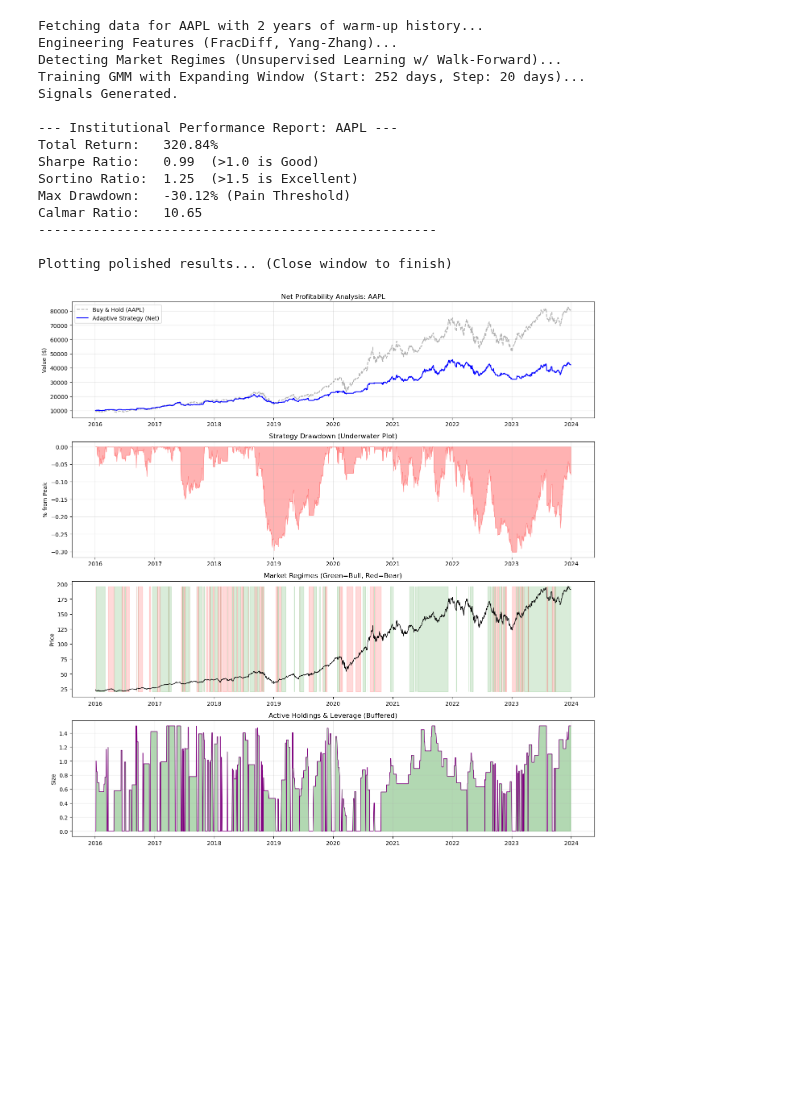
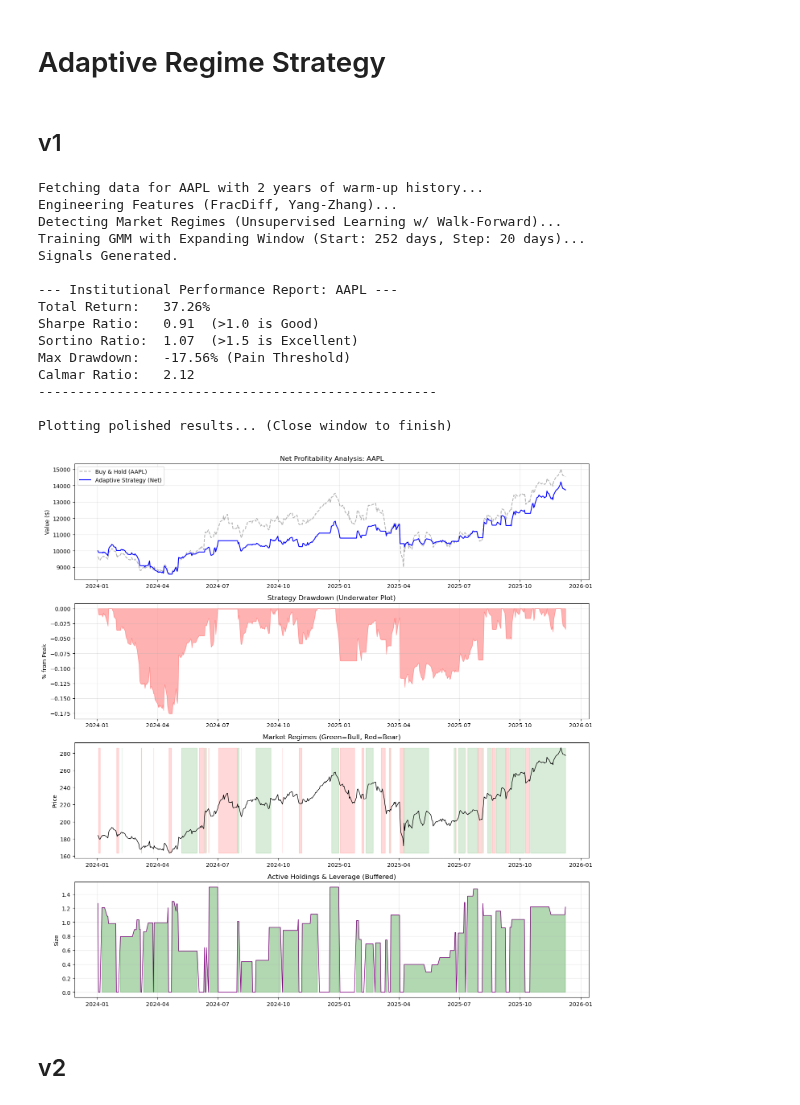
Before and after one commit to gitmichaelqiu/TradingStrategy, a Jupyter notebook: AdaptiveRegimeStrategy.ipynb, the cells around one changed output. Cells and saved outputs as stored; diff of their text form; code cells hidden in the pictures; blank space fills up the shorter version.

```diff
--- a/AdaptiveRegimeStrategy.ipynb
+++ b/AdaptiveRegimeStrategy.ipynb
@@ -1,3 +1,7 @@
+# %% [markdown]
+# Adaptive Regime Strategy
+# %% [markdown]
+## v1
 # %%
 import yfinance as yf
 import pandas as pd
@@ -431,42 +435,44 @@ class AdaptiveRegimeStrategy(Strategy):
 if __name__ == "__main__":
     # Configuration
     TICKER = "AAPL"
-    START = "2016-01-01" # Testing a longer period
-    END = "2024-01-01"
+    START = "2024-01-01" # Testing a longer period
+    END = "2025-12-10"
 
     # Instantiate
     strategy = AdaptiveRegimeStrategy(TICKER, START, END)
 
     try:
         # Fetch with warm-up (e.g., fetch data starting 2013 for 2015 start)
         strategy.fetch_data(warmup_years=2)
         strategy.generate_signals()
 
         # Run Backtest with Transaction Costs and Trade Buffer
         # rebalance_threshold=0.1 means we only trade if size changes by >10%
         strategy.run_backtest(transaction_cost=0.0005, rebalance_threshold=0.1)
 
         strategy.performance_metrics()
 
         print("\nPlotting polished results... (Close window to finish)")
         strategy.plot_results()
 
     except Exception as e:
         print(f"An error occurred: {e}")
 # %% [output]
 Fetching data for AAPL with 2 years of warm-up history...
 Engineering Features (FracDiff, Yang-Zhang)...
 Detecting Market Regimes (Unsupervised Learning w/ Walk-Forward)...
 Training GMM with Expanding Window (Start: 252 days, Step: 20 days)...
 Signals Generated.
 
 --- Institutional Performance Report: AAPL ---
-Total Return:   320.84%
-Sharpe Ratio:   0.99  (>1.0 is Good)
-Sortino Ratio:  1.25  (>1.5 is Excellent)
-Max Drawdown:   -30.12% (Pain Threshold)
-Calmar Ratio:   10.65
+Total Return:   37.26%
+Sharpe Ratio:   0.91  (>1.0 is Good)
+Sortino Ratio:  1.07  (>1.5 is Excellent)
+Max Drawdown:   -17.56% (Pain Threshold)
+Calmar Ratio:   2.12
 ---------------------------------------------------
 
 Plotting polished results... (Close window to finish)
-[figure, old version]
+[figure, new version]
+# %% [markdown]
+## v2
```
Also changed, not shown: parts of 2 cells of this notebook.
